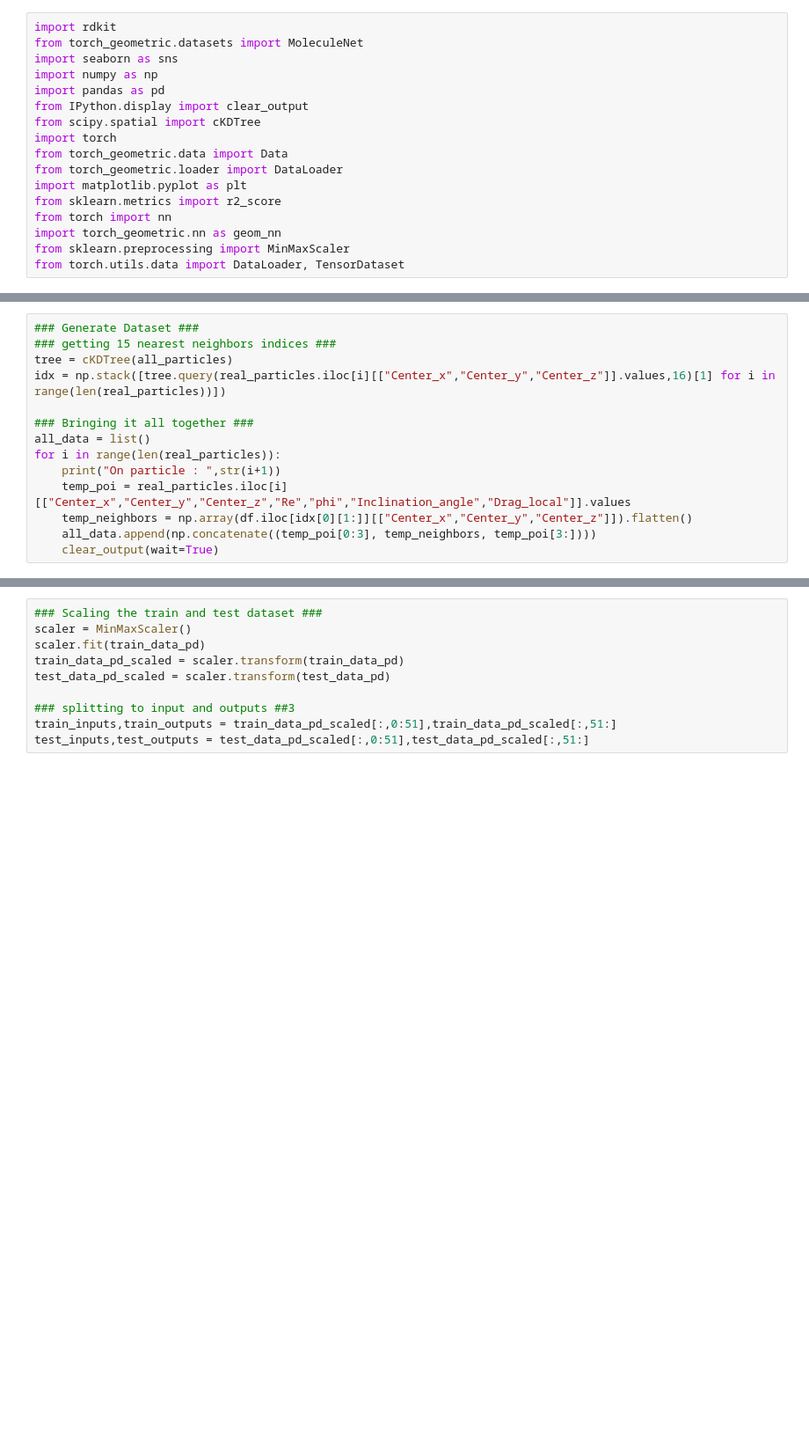
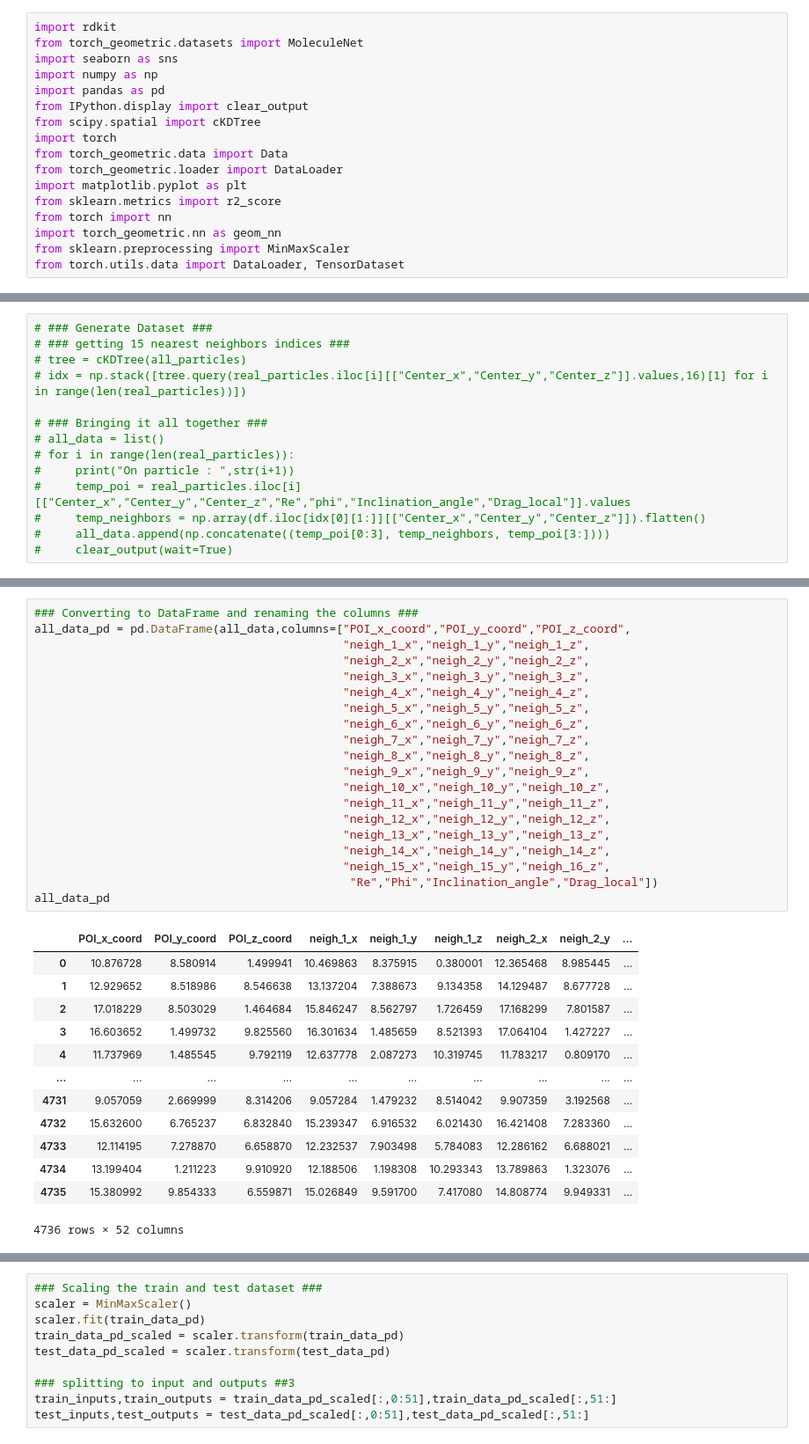
Before and after one commit to neilashwinraj/GNN, a Jupyter notebook: MLP_15_nearest.ipynb, the cells around one changed output, grey strips where cells are left out. Shown at 88% size. Drawn from its saved outputs; the diff is of its cells as text; blank space fills up the shorter version.

```diff
--- a/MLP_15_nearest.ipynb
+++ b/MLP_15_nearest.ipynb
@@ -216,14 +135,14 @@ real_particles = df[(df["Center_x"]>7.5)&(df["Center_x"]<17.5)][variable_list]
 # %%
-### Generate Dataset ###
-### getting 15 nearest neighbors indices ###
-tree = cKDTree(all_particles)
-idx = np.stack([tree.query(real_particles.iloc[i][["Center_x","Center_y","Center_z"]].values,16)[1] for i in range(len(real_particles))])
+# ### Generate Dataset ###
+# ### getting 15 nearest neighbors indices ###
+# tree = cKDTree(all_particles)
+# idx = np.stack([tree.query(real_particles.iloc[i][["Center_x","Center_y","Center_z"]].values,16)[1] for i in range(len(real_particles))])
 
-### Bringing it all together ###
-all_data = list()
-for i in range(len(real_particles)):
-    print("On particle : ",str(i+1))
-    temp_poi = real_particles.iloc[i][["Center_x","Center_y","Center_z","Re","phi","Inclination_angle","Drag_local"]].values
-    temp_neighbors = np.array(df.iloc[idx[0][1:]][["Center_x","Center_y","Center_z"]]).flatten()
-    all_data.append(np.concatenate((temp_poi[0:3], temp_neighbors, temp_poi[3:])))
-    clear_output(wait=True)
+# ### Bringing it all together ###
+# all_data = list()
+# for i in range(len(real_particles)):
+#     print("On particle : ",str(i+1))
+#     temp_poi = real_particles.iloc[i][["Center_x","Center_y","Center_z","Re","phi","Inclination_angle","Drag_local"]].values
+#     temp_neighbors = np.array(df.iloc[idx[0][1:]][["Center_x","Center_y","Center_z"]]).flatten()
+#     all_data.append(np.concatenate((temp_poi[0:3], temp_neighbors, temp_poi[3:])))
+#     clear_output(wait=True)
@@ -276,0 +228,34 @@ array([ 3.90337 ,  5.023779,  4.573232, ..., 65.980866, 53.919616,
+# %%
+### Converting to DataFrame and renaming the columns ###
+all_data_pd = pd.DataFrame(all_data,columns=["POI_x_coord","POI_y_coord","POI_z_coord",
+                                             "neigh_1_x","neigh_1_y","neigh_1_z",
+                                             "neigh_2_x","neigh_2_y","neigh_2_z",
+                                             "neigh_3_x","neigh_3_y","neigh_3_z",
+                                             "neigh_4_x","neigh_4_y","neigh_4_z",
+                                             "neigh_5_x","neigh_5_y","neigh_5_z",
+                                             "neigh_6_x","neigh_6_y","neigh_6_z",
+                                             "neigh_7_x","neigh_7_y","neigh_7_z",
+                                             "neigh_8_x","neigh_8_y","neigh_8_z",
+                                             "neigh_9_x","neigh_9_y","neigh_9_z",
+                                             "neigh_10_x","neigh_10_y","neigh_10_z",
+                                             "neigh_11_x","neigh_11_y","neigh_11_z",
+                                             "neigh_12_x","neigh_12_y","neigh_12_z",
+                                             "neigh_13_x","neigh_13_y","neigh_13_z",
+                                             "neigh_14_x","neigh_14_y","neigh_14_z",
+                                             "neigh_15_x","neigh_15_y","neigh_16_z",
+                                              "Re","Phi","Inclination_angle","Drag_local"])
+all_data_pd
+# %% [output]
+|  | POI_x_coord | POI_y_coord | POI_z_coord | neigh_1_x | neigh_1_y | neigh_1_z | neigh_2_x | neigh_2_y | ... |
+| 0 | 10.876728 | 8.580914 | 1.499941 | 10.469863 | 8.375915 | 0.380001 | 12.365468 | 8.985445 | ... |
+| 1 | 12.929652 | 8.518986 | 8.546638 | 13.137204 | 7.388673 | 9.134358 | 14.129487 | 8.677728 | ... |
+| 2 | 17.018229 | 8.503029 | 1.464684 | 15.846247 | 8.562797 | 1.726459 | 17.168299 | 7.801587 | ... |
+| 3 | 16.603652 | 1.499732 | 9.825560 | 16.301634 | 1.485659 | 8.521393 | 17.064104 | 1.427227 | ... |
+| 4 | 11.737969 | 1.485545 | 9.792119 | 12.637778 | 2.087273 | 10.319745 | 11.783217 | 0.809170 | ... |
+| ... | ... | ... | ... | ... | ... | ... | ... | ... | ... |
+| 4731 | 9.057059 | 2.669999 | 8.314206 | 9.057284 | 1.479232 | 8.514042 | 9.907359 | 3.192568 | ... |
+| 4732 | 15.632600 | 6.765237 | 6.832840 | 15.239347 | 6.916532 | 6.021430 | 16.421408 | 7.283360 | ... |
+| 4733 | 12.114195 | 7.278870 | 6.658870 | 12.232537 | 7.903498 | 5.784083 | 12.286162 | 6.688021 | ... |
+| 4734 | 13.199404 | 1.211223 | 9.910920 | 12.188506 | 1.198308 | 10.293343 | 13.789863 | 1.323076 | ... |
+| 4735 | 15.380992 | 9.854333 | 6.559871 | 15.026849 | 9.591700 | 7.417080 | 14.808774 | 9.949331 | ... |
+4736 rows × 52 columns
```
Also changed, not shown: parts of 25 cells of this notebook, 3 other files.
